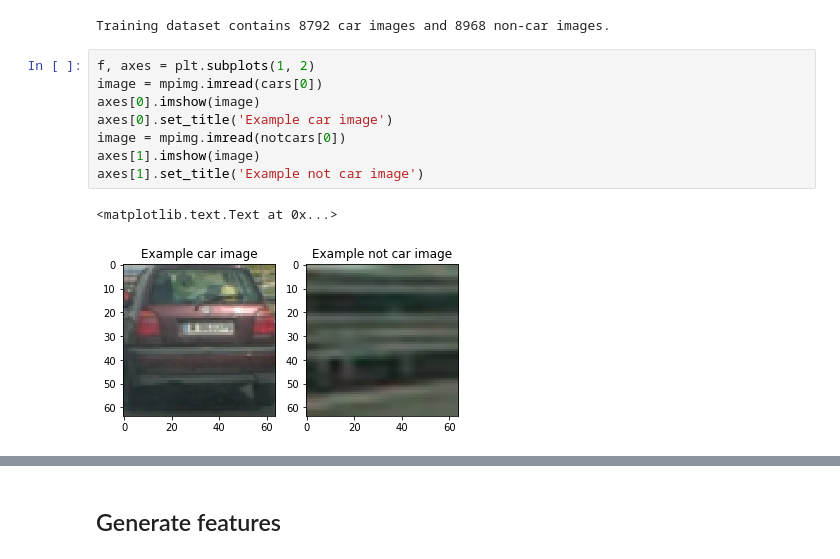
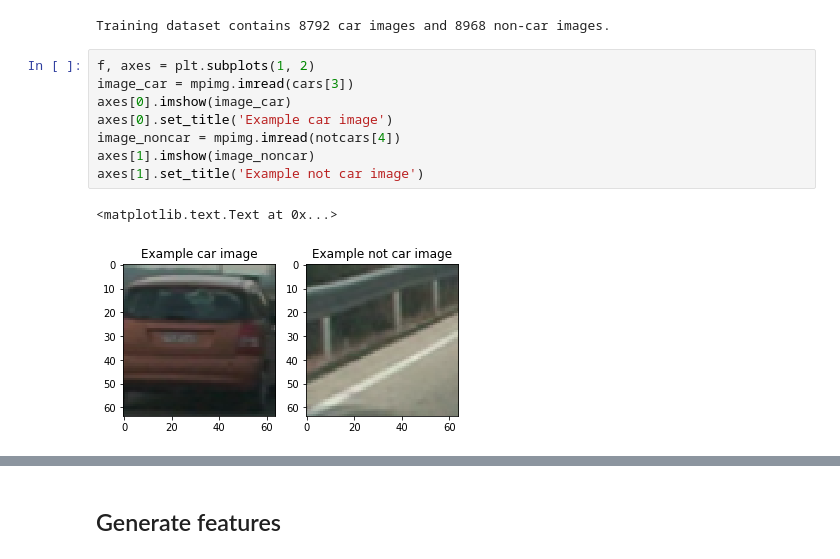
Before and after one commit to shuangxia/self-driving-car-engineer, a Jupyter notebook: P5-submission/vehicles_detection.ipynb, the cells around one changed output, grey strips where cells are left out. Saved outputs shown, nothing was run; the diff lists cells and outputs as text.

```diff
--- a/P5-submission/vehicles_detection.ipynb
+++ b/P5-submission/vehicles_detection.ipynb
@@ -119,13 +29,13 @@ print("Training dataset contains {} car images and {} non-car images.".format(le
 Training dataset contains 8792 car images and 8968 non-car images.
 # %%
 f, axes = plt.subplots(1, 2)
-image = mpimg.imread(cars[0])
-axes[0].imshow(image)
+image_car = mpimg.imread(cars[3])
+axes[0].imshow(image_car)
 axes[0].set_title('Example car image')
-image = mpimg.imread(notcars[0])
-axes[1].imshow(image)
+image_noncar = mpimg.imread(notcars[4])
+axes[1].imshow(image_noncar)
 axes[1].set_title('Example not car image')
 # %% [output]
 <matplotlib.text.Text at 0x...>
-[figure, old version]
+[figure, new version]
 # %%
```
Also changed, not shown: parts of 50 cells of this notebook.
